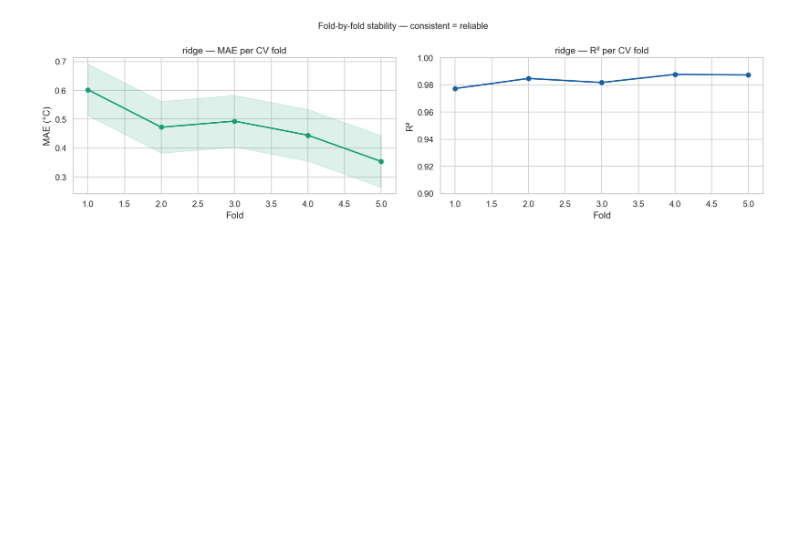
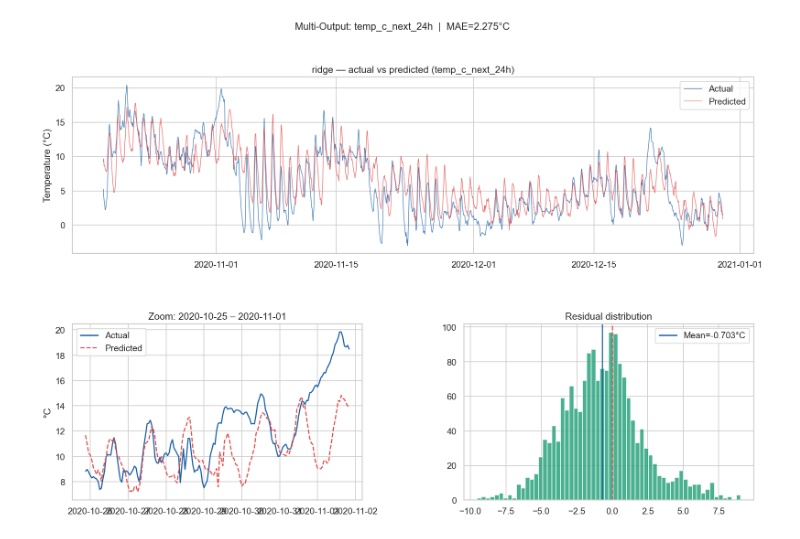
Before and after one commit to SrinivasRaghava41529/Weather-Forcasting, a Jupyter notebook: notebooks/04_modelling.ipynb, the cells around one changed output. Saved outputs shown, nothing was run; the diff lists cells and outputs as text; code cells hidden in the pictures; blank space fills up the shorter version.

```diff
--- a/notebooks/04_modelling.ipynb
+++ b/notebooks/04_modelling.ipynb
@@ -162,41 +162,64 @@ plt.show()
 # %%
-# Professional habit: check whether performance is consistent across folds.
-# Degrading performance in later folds = distribution shift over time.
+# Train on first 80%, predict on last 20%
+X = df[feature_cols].values
+y = df[target_cols].values  # y is now a 2D array!
+
+split = int(len(df) * 0.8)
+X_train, X_test = X[:split], X[split:]
+y_train, y_test = y[:split], y[split:]
+dates_test = df.index[split:]
 
 best_name = comparison.iloc[0]["model"]
-pipe_check = Pipeline([
+best_pipe = Pipeline([
     ("scaler", StandardScaler()),
     ("model",  CANDIDATE_MODELS[best_name]),
 ])
 
-fold_results = time_series_cv(df, pipe_check, n_splits=5)
-fold_df = pd.DataFrame(fold_results)
+best_pipe.fit(X_train, y_train)
+y_pred = best_pipe.predict(X_test)
 
-fig, axes = plt.subplots(1, 2, figsize=(14, 4))
+# ── Select the 24-hour horizon to visualize ──────────────────────
+HORIZON_TO_PLOT = "temp_c_next_24h"
+target_idx = target_cols.index(HORIZON_TO_PLOT)
 
-# MAE per fold
-axes[0].plot(fold_df["fold"], fold_df["mae"],
-             marker="o", color="#1D9E75", lw=2)
-axes[0].fill_between(fold_df["fold"],
-                     fold_df["mae"] - fold_df["mae"].std(),
-                     fold_df["mae"] + fold_df["mae"].std(),
-                     alpha=0.15, color="#1D9E75")
-axes[0].set_title(f"{best_name} — MAE per CV fold")
-axes[0].set_xlabel("Fold")
-axes[0].set_ylabel("MAE (°C)")
+y_test_h = y_test[:, target_idx]
+y_pred_h = y_pred[:, target_idx]
 
-# R² per fold
-axes[1].plot(fold_df["fold"], fold_df["r2"],
-             marker="o", color="#185FA5", lw=2)
-axes[1].set_title(f"{best_name} — R² per CV fold")
-axes[1].set_xlabel("Fold")
-axes[1].set_ylabel("R²")
-axes[1].set_ylim(0.9, 1.0)
+test_metrics = compute_metrics(y_test_h, y_pred_h)
 
-plt.suptitle("Fold-by-fold stability — consistent = reliable", fontsize=12)
-plt.tight_layout()
+fig = plt.figure(figsize=(16, 10))
+gs  = gridspec.GridSpec(2, 2, hspace=0.4, wspace=0.35)
+
+# Full test period
+ax1 = fig.add_subplot(gs[0, :])
+ax1.plot(dates_test, y_test_h, lw=0.8, color="#185FA5", alpha=0.8, label="Actual")
+ax1.plot(dates_test, y_pred_h, lw=0.8, color="#E24B4A", alpha=0.8, label="Predicted")
+ax1.set_title(f"{best_name} — actual vs predicted ({HORIZON_TO_PLOT})")
+ax1.set_ylabel("Temperature (°C)")
+ax1.legend()
+
+# Zoom in on one week
+ax2 = fig.add_subplot(gs[1, 0])
+test_start = dates_test[0]
+zoom_start = test_start + pd.Timedelta("7d")
+zoom_end   = zoom_start + pd.Timedelta("7d")
+week_mask = (dates_test >= zoom_start) & (dates_test < zoom_end)
+
+ax2.plot(dates_test[week_mask], y_test_h[week_mask], lw=1.5, color="#185FA5", label="Actual")
+ax2.plot(dates_test[week_mask], y_pred_h[week_mask], lw=1.5, color="#E24B4A", ls="--", label="Predicted")
+ax2.set_title(f"Zoom: {zoom_start.date()} – {zoom_end.date()}")
+ax2.set_ylabel("°C")
+ax2.legend()
+
+# Residuals
+residuals = y_test_h - y_pred_h
+ax3 = fig.add_subplot(gs[1, 1])
+ax3.hist(residuals, bins=60, color="#1D9E75", alpha=0.8, edgecolor="white")
+ax3.axvline(0, color="#E24B4A", lw=1.5, ls="--")
+ax3.axvline(residuals.mean(), color="#185FA5", lw=1.5, label=f"Mean={residuals.mean():.3f}°C")
+ax3.set_title("Residual distribution")
+ax3.legend()
+
+plt.suptitle(f"Multi-Output: {HORIZON_TO_PLOT}  |  MAE={test_metrics['mae']:.3f}°C", fontsize=13)
 plt.show()
-
-print("Fold-level results:")
-print(fold_df[["fold", "train_size", "test_size", "mae", "rmse", "r2"]].to_string(index=False))
 # %% [output]
@@ -208 +226 @@ INFO | src.models.train |   Fold 5/5 (train=7,258  test=1,451) MAE=0.353  R²=0.
-[figure, old version]
+[figure, new version]
```
Also changed, not shown: parts of 10 cells of this notebook, 16 other files.
